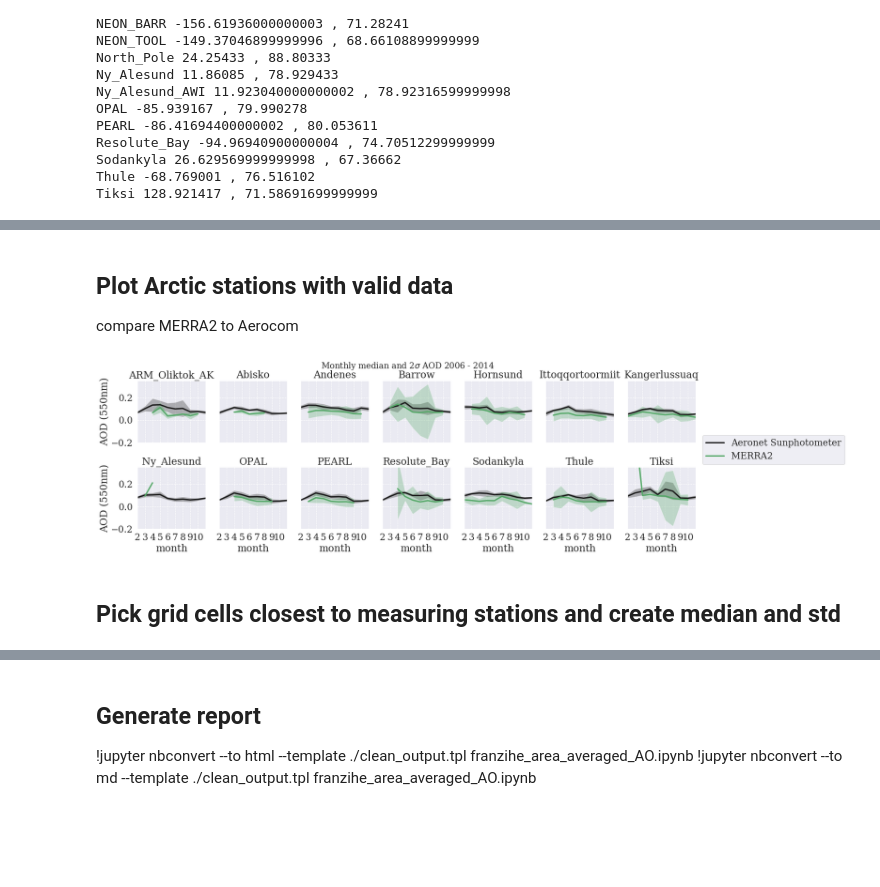
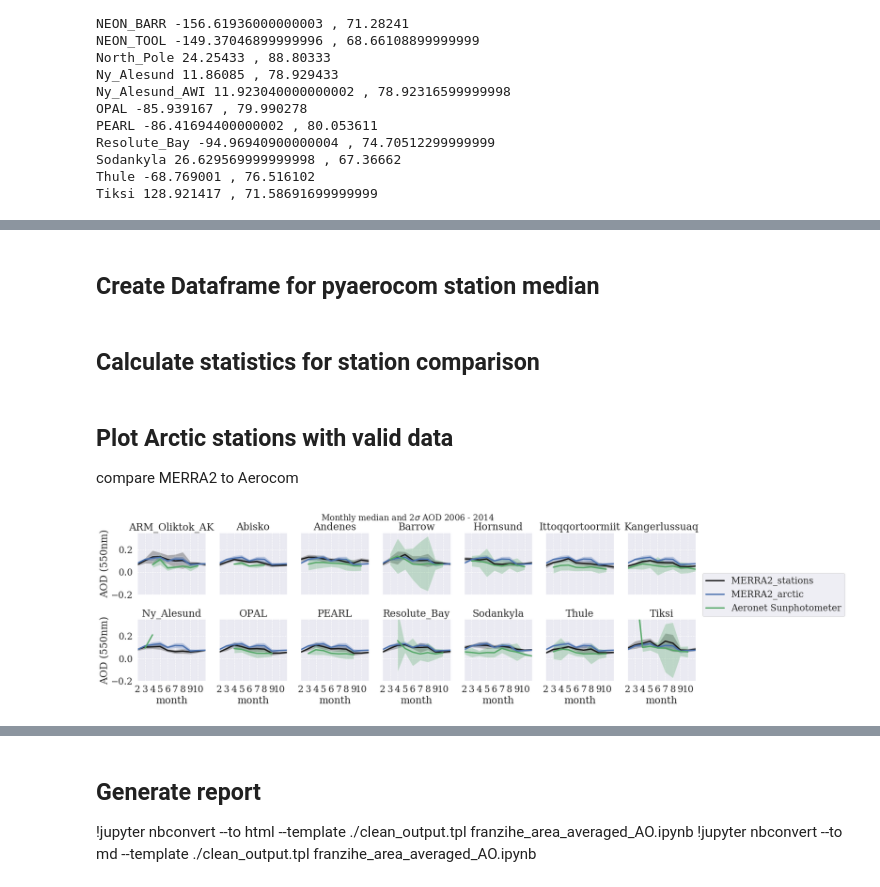
Before and after one commit to NordicESMhub/NEGI-Abisko-2019, a Jupyter notebook: content/topics/group-2/franzihe_area_averaged_AOD_Svalbard.ipynb, the cells around one changed output, grey strips where cells are left out. Saved outputs shown, nothing was run; the diff lists cells and outputs as text; code cells hidden in the pictures; blank space fills up the shorter version.

```diff
--- a/content/topics/group-2/franzihe_area_averaged_AOD_Svalbard.ipynb
+++ b/content/topics/group-2/franzihe_area_averaged_AOD_Svalbard.ipynb
@@ -207,7 +211,7 @@ for md in cmip.keys():
             mask  = cmip[md][rea]['lat'] <= (lllat-3)
             merra_hist.insert(loc=1,
                               column= md + '_' + rea,
-                              value = masked_average(cmip[md][rea]['od550aer'].sel(time = slice(starty + '-01', endy + '12'),
+                              value = fct.masked_average(cmip[md][rea]['od550aer'].sel(time = slice(starty + '-01', endy + '12'),
                                                                                    lat = slice(lllat, urlat),
                                                                                    lon = slice(lllon, urlon)),
                                                      dim=['lat','lon'],
@@ -468,6 +379,11 @@ for station_name in xr_arctic.keys():
 ## calculate median and std of the MERRA2 data
 merra_stat_median = merra_stat.loc['2006-01': '2014-12'].groupby(merra_stat.loc['2006-01': '2014-12'].index.month).median()
 merra_stat_std    = merra_stat.loc['2006-01': '2014-12'].groupby(merra_stat.loc['2006-01': '2014-12'].index.month).std()
+# %%
+for station_name in xr_arctic.keys():
+    if len(xr_arctic[station_name]['od550aer'].sel(index= slice('2006-01', '2014-12'))) <1:
+        merra_stat_median = merra_stat_median.drop(columns=station_name)
+        merra_stat_std    = merra_stat_std.drop(columns=station_name)
 # %%
 ## use only valid data for 2006 - 2014
 station_names = []
@@ -476,0 +395,23 @@ for station_name in xr_arctic.keys():
+# %%
+merra_arctic = pd.read_csv('g4.areaAvgTimeSeries.M2IMNXGAS_5_12_4_AODANA.20060101-20141231.180W_66N_180E_90N.csv',
+            header = 7, index_col = 'time', parse_dates=True, skipinitialspace=True)
+
+##### Rename the MERRA2 column
+
+merra_arctic.rename(columns={'mean_M2IMNXGAS_5_12_4_AODANA':'MERRA2'}, inplace=True)
+#merra_arctic
+
+merra_arctic_median = merra_arctic.loc['2006-01': '2014-12'].groupby(merra_arctic.loc['2006-01': '2014-12'].index.month).median()
+merra_arctic_std    = merra_arctic.loc['2006-01': '2014-12'].groupby(merra_arctic.loc['2006-01': '2014-12'].index.month).std()
+
+#merra_arctic_median
+# %% [markdown]
+## Create Dataframe for pyaerocom station median
+# %%
+pd_arctic_median = pd.DataFrame(data = None, index=np.arange(1,13))
+pd_arctic_std    = pd.DataFrame(data = None, index=np.arange(1,13))
+for station_name in station_names:
+    pd_arctic_median.insert(loc=0, column=station_name, value=xr_arctic[station_name]['median'].to_dataframe(station_name))
+    pd_arctic_std.insert(loc=0, column=station_name,value=xr_arctic[station_name]['std'].to_dataframe(station_name))
+# %% [markdown]
+## Calculate statistics for station comparison
@@ -482,38 +427,45 @@ fig, axsm = plt.subplots(2, 7, sharex='all',
                          sharey='all',
                          figsize=[22,6],
                         )
 axs = axsm.flatten()
 
 for station_name, i in zip(station_names, range(len(aeronet_arctic.unique_station_names))):
  #   if len(xr_arctic[station_name]['od550aer'].sel(index= slice('2006-01', '2014-12'))) >0:
      #   xr_arctic[station_name]['od550aer'].sel(index=slice('2006-01', '2014-12')).plot(ax=axs[i], )
     merra_stat_median[station_name].plot(ax=axs[i], color = 'k', linewidth=3)
     axs[i].fill_between(merra_stat_median.index,
                         merra_stat_median[station_name] - merra_stat_std[station_name],
                         merra_stat_median[station_name] + merra_stat_std[station_name], alpha=0.3,facecolor='k')
 
+    merra_arctic_median['MERRA2'].plot(ax=axs[i], color = 'b', linewidth = 3)
+    axs[i].fill_between(merra_arctic_median['MERRA2'].index,
+                        merra_arctic_median['MERRA2'] - merra_arctic_std['MERRA2'],
+                        merra_arctic_median['MERRA2'] + merra_arctic_std['MERRA2'], alpha=0.3, facecolor='b')
 
-    xr_arctic[station_name]['median'].plot(ax=axs[i],color = 'g', linewidth=3)
-    axs[i].fill_between(xr_arctic[station_name]['median'].month,
-                (xr_arctic[station_name]['median'] - xr_arctic[station_name]['std']),
-                (xr_arctic[station_name]['median'] + xr_arctic[station_name]['std']),alpha=0.3,facecolor='g')
+
+#    xr_arctic[station_name]['median'].plot(ax=axs[i],color = 'g', linewidth=3)
+    pd_arctic_median[station_name].plot(ax=axs[i], color = 'g', linewidth=3)
+    axs[i].fill_between(pd_arctic_median[station_name].index,
+                        pd_arctic_median[station_name] - pd_arctic_std[station_name],
+                        pd_arctic_median[station_name] + pd_arctic_std[station_name], alpha=0.3, facecolor='g')
+ #   axs[i].fill_between(xr_arctic[station_name]['median'].month,
+  #              (xr_arctic[station_name]['median'] - xr_arctic[station_name]['std']),
+   #             (xr_arctic[station_name]['median'] + xr_arctic[station_name]['std']),alpha=0.3,facecolor='g')
 
 
 
     axs[i].set_title(station_name)
     axs[i].set_xlim([2,11])
     axs[i].set_ylim([-0.2,0.35])
     axs[i].set_xticks(np.arange(2,11))
     axs[i].set_ylabel('AOD (550nm)')
     axs[i].set_xlabel('month')
 plt.suptitle('Monthly median and 2$\sigma$ AOD 2006 - 2014')
-axs[len(station_names)-1].legend(['Aeronet Sunphotometer', 'MERRA2'],bbox_to_anchor=(1.1, 1.05), loc='lower left', borderaxespad=0., fancybox=True);
+axs[len(station_names)-1].legend(['MERRA2_stations','MERRA2_arctic', 'Aeronet Sunphotometer',],bbox_to_anchor=(1.1, 1.05), loc='lower left', borderaxespad=0., fancybox=True);
 #handles, labels = ax.get_legend_handles_labels()
 #fig.legend([], labels, loc='upper center')
 plt.subplots_adjust(wspace = 0.2,   # the amount of width reserved for blank space between subplots
                     hspace = 0.4   # the amount of height reserved for white space between subplots
                    )
 # %% [output]
-[figure, old version]
+[figure, new version]
-# %% [markdown]
-## Pick grid cells closest to measuring stations and create median and std
```
Also changed, not shown: parts of 40 cells of this notebook, 1 other file.
